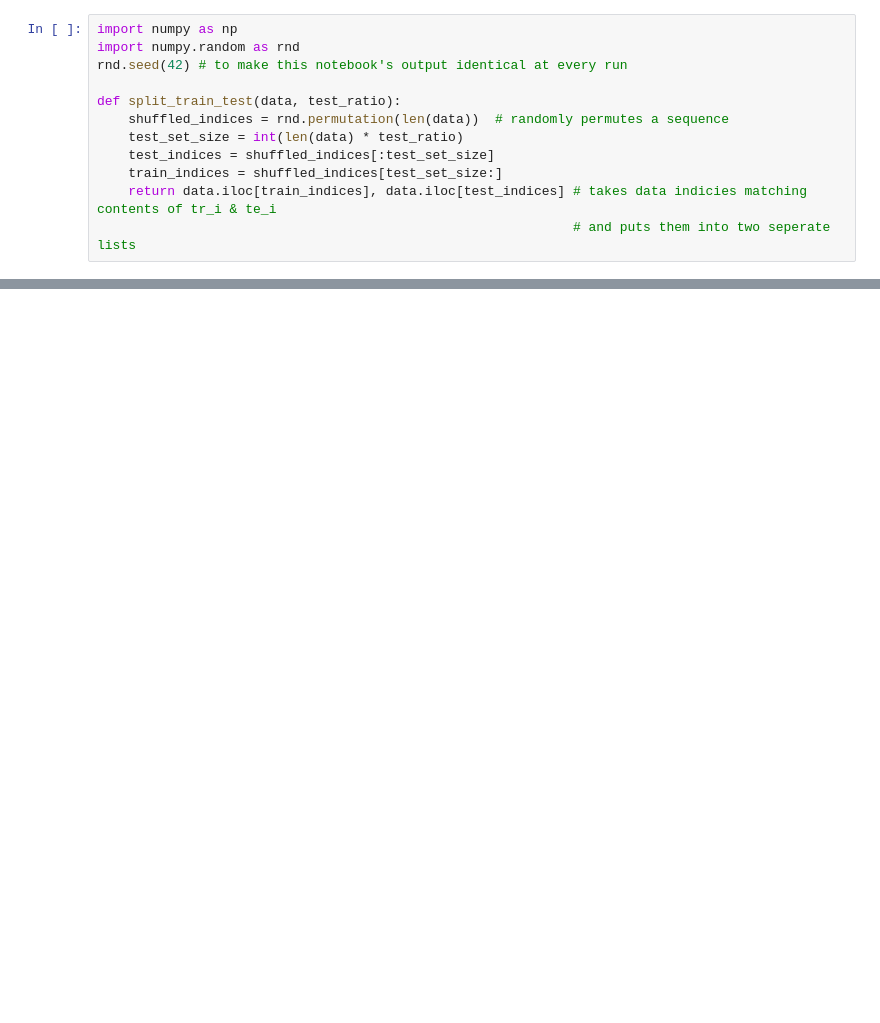
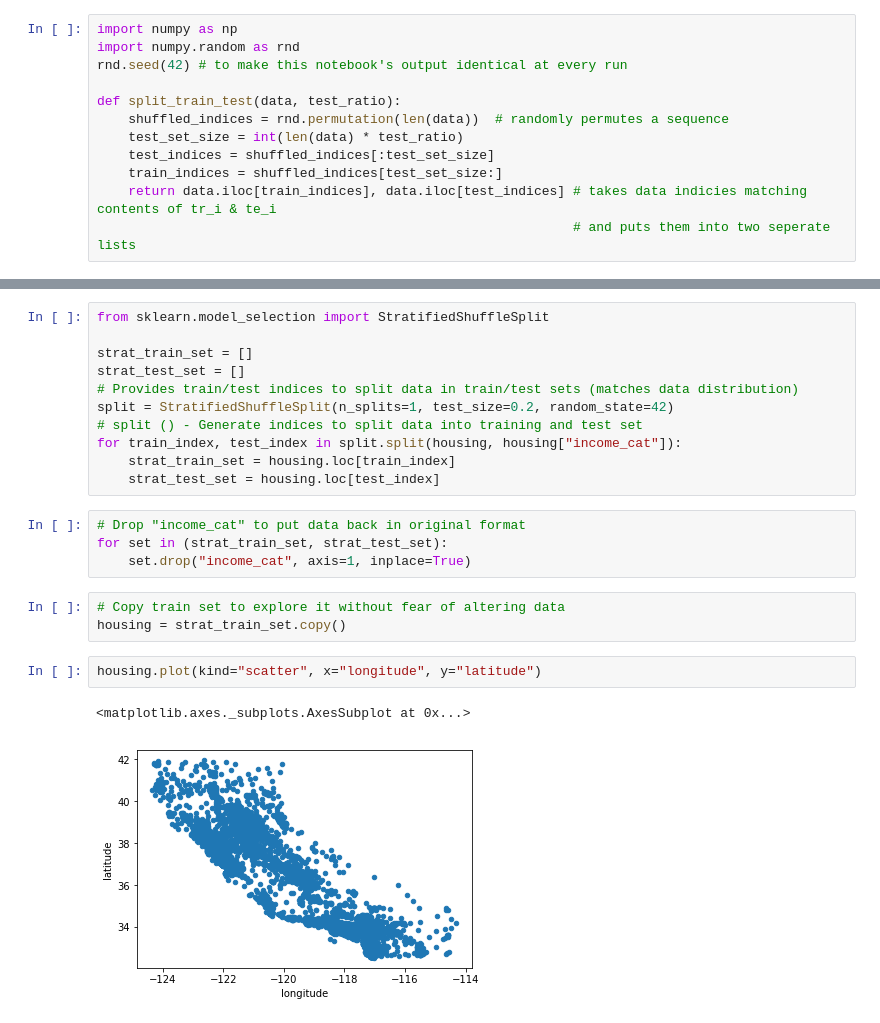
Before and after one commit to hugoLucas/JupyterNotebooks, a Jupyter notebook: Housing.ipynb, the cells around one changed output, grey strips where cells are left out. Drawn from its saved outputs; the diff is of its cells as text; blank space fills up the shorter version.

```diff
--- a/Housing.ipynb
+++ b/Housing.ipynb
@@ -51,0 +163,23 @@ def split_train_test(data, test_ratio):
+# %%
+from sklearn.model_selection import StratifiedShuffleSplit
+
+strat_train_set = []
+strat_test_set = []
+# Provides train/test indices to split data in train/test sets (matches data distribution)
+split = StratifiedShuffleSplit(n_splits=1, test_size=0.2, random_state=42)
+# split () - Generate indices to split data into training and test set
+for train_index, test_index in split.split(housing, housing["income_cat"]):
+    strat_train_set = housing.loc[train_index]
+    strat_test_set = housing.loc[test_index]
+# %%
+# Drop "income_cat" to put data back in original format
+for set in (strat_train_set, strat_test_set):
+    set.drop("income_cat", axis=1, inplace=True)
+# %%
+# Copy train set to explore it without fear of altering data
+housing = strat_train_set.copy()
+# %%
+housing.plot(kind="scatter", x="longitude", y="latitude")
+# %% [output]
+<matplotlib.axes._subplots.AxesSubplot at 0x...>
+[figure, added]
```
Also changed, not shown: parts of 20 cells of this notebook, 2 other files.
